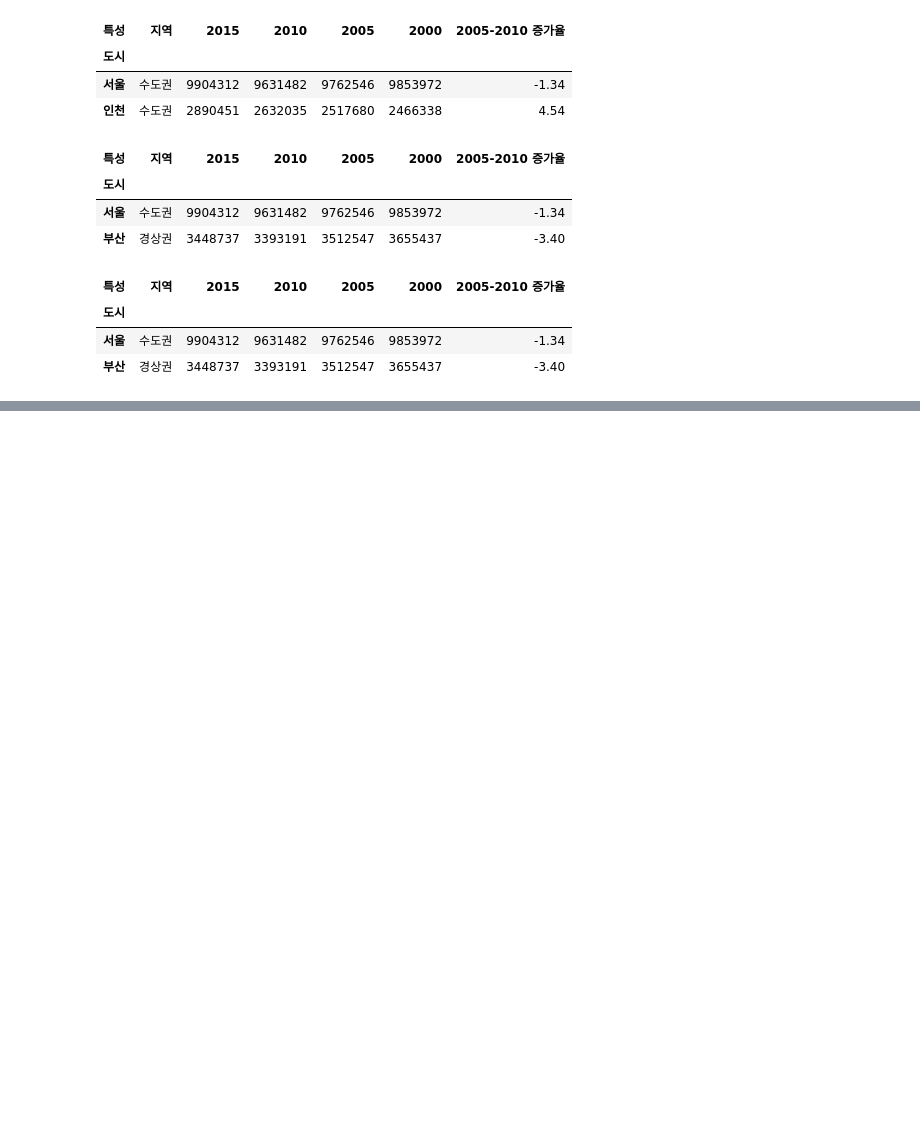
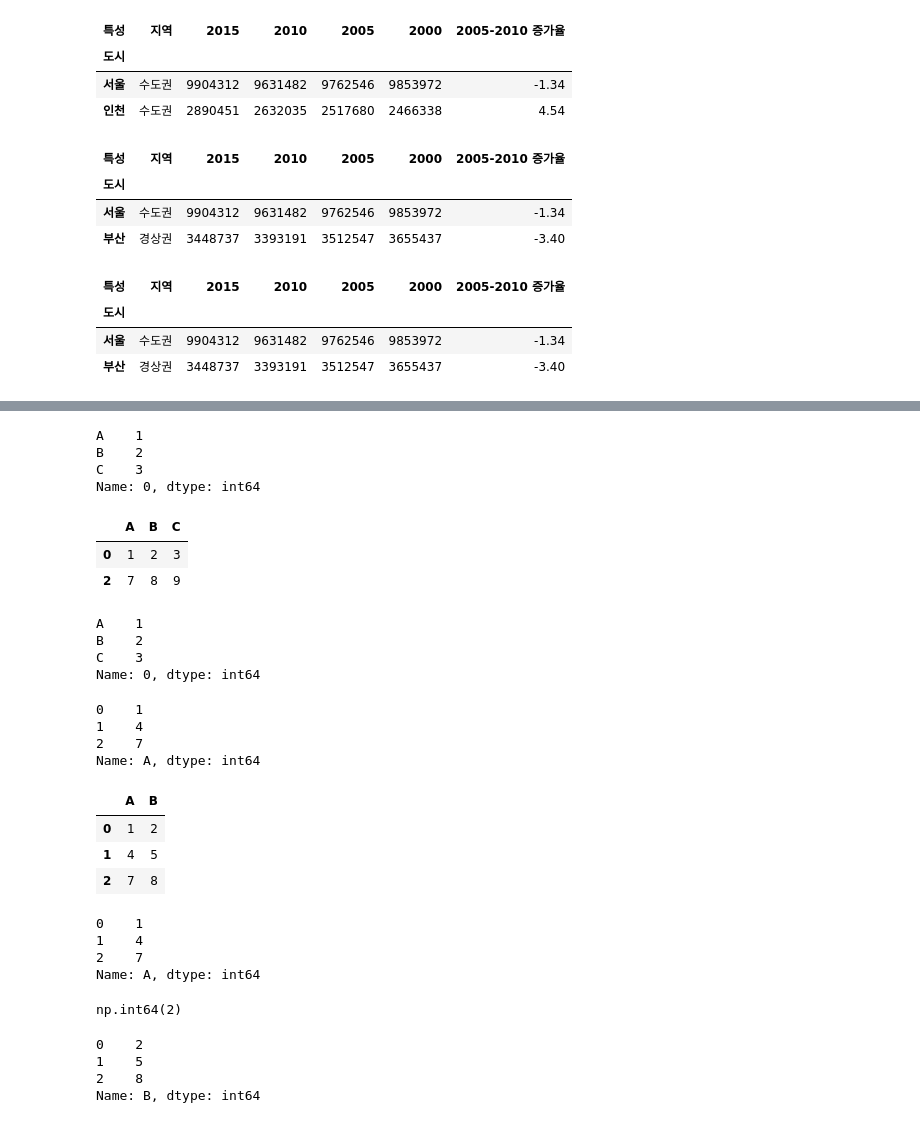
Before and after one commit to Sehyeon9071/Python311_01, a Jupyter notebook: Pandas/데이터프레임_ex01.ipynb, the cells around one changed output, grey strips where cells are left out. Saved outputs shown, nothing was run; the diff lists cells and outputs as text; code cells hidden in the pictures; blank space fills up the shorter version.

```diff
--- a/Pandas/데이터프레임_ex01.ipynb
+++ b/Pandas/데이터프레임_ex01.ipynb
@@ -680,0 +689,52 @@ df.loc[["서울", "부산"]]
+# %%
+df.iloc[0]
+# %% [output]
+A    1
+B    2
+C    3
+Name: 0, dtype: int64
+# %%
+df.iloc[[0, 2]]
+# %% [output]
+|  | A | B | C |
+| 0 | 1 | 2 | 3 |
+| 2 | 7 | 8 | 9 |
+# %%
+print(df.loc[0])
+# %% [output]
+A    1
+B    2
+C    3
+Name: 0, dtype: int64
+# %%
+df.loc[:, "A"]
+# %% [output]
+0    1
+1    4
+2    7
+Name: A, dtype: int64
+# %%
+df.loc[:, "A":"B"]
+# %% [output]
+|  | A | B |
+| 0 | 1 | 2 |
+| 1 | 4 | 5 |
+| 2 | 7 | 8 |
+# %%
+df["A"]
+# %% [output]
+0    1
+1    4
+2    7
+Name: A, dtype: int64
+# %%
+df.loc[0]["B"]
+# %% [output]
+np.int64(2)
+# %%
+df["B"[0]]
+# %% [output]
+0    2
+1    5
+2    8
+Name: B, dtype: int64
```
Also changed, not shown: parts of 1 cell of this notebook.
